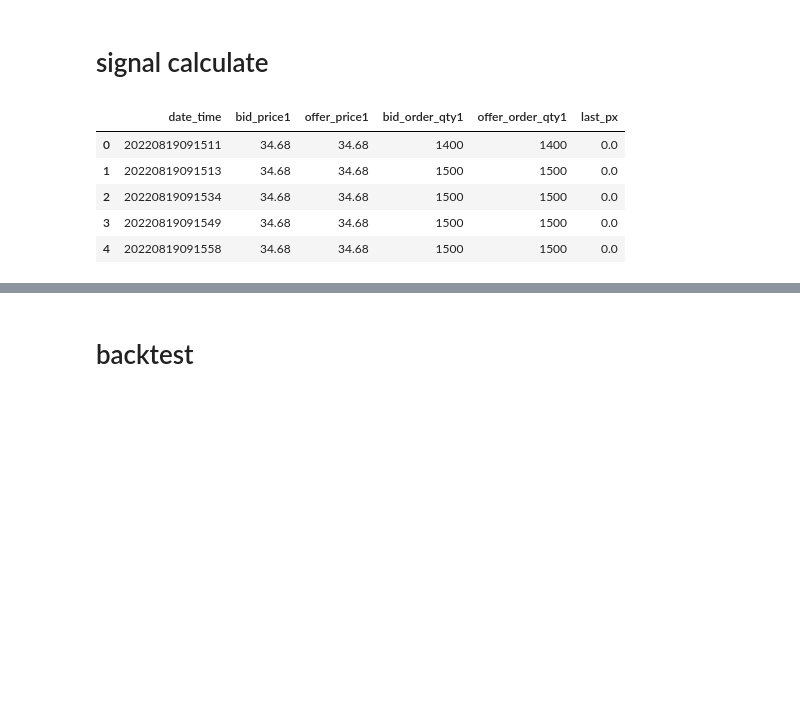
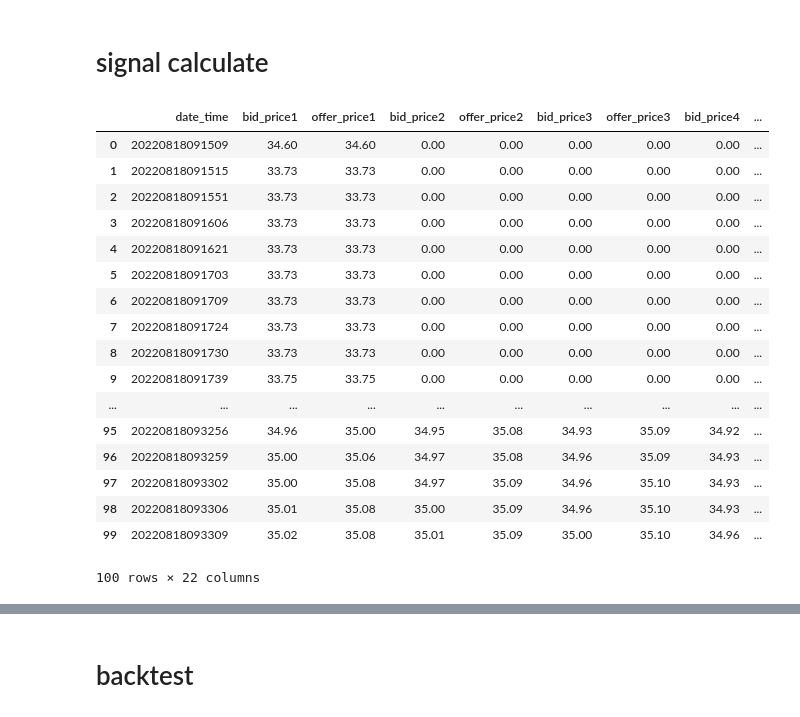
Before and after one commit to PXY11/trading-optimize, a Jupyter notebook: backtest.ipynb, the cells around one changed output, grey strips where cells are left out. Cells and saved outputs as stored; diff of their text form; code cells hidden in the pictures; blank space fills up the shorter version.

```diff
--- a/backtest.ipynb
+++ b/backtest.ipynb
@@ -3,7 +3,7 @@
 # %%
 import pandas as pd
 import os
-
+from datetime import datetime, timedelta, time
 stk_code = '603355'
 exchange = 'sh_exchange'
 folder_path = f'/Users/bokie/code/python/CMS/TWAP优化/trading-optimize/stock_data/{exchange}/{stk_code}'
@@ -17,17 +17,28 @@ for file in files_pkl:
     df_tmp = pd.read_pickle(tmp_path)
     tmp_key = file[7:15]
     stk_dic[tmp_key] = df_tmp
+
+# date = '20220602'
+# date = '20220701'
+# date = '20220801'
 # date = '20220812'
 # date = '20220815'
 # date = '20220816'
 # date = '20220817'
-date = '20220819'
-# date = '20220801'
+date = '20220818'
+# date = '20220826'
+# date = '20220819'
 
-date_formatted = date[:4] + '-' + date[4:6] + '-' + date[6:]
+# start_date = '20220819'
+# end_date = '20220819'
+start_date = date
+end_date = date
+start_date_formatted = start_date[:4] + '-' + start_date[4:6] + '-' + start_date[6:]
+end_date_formatted = end_date[:4] + '-' + end_date[4:6] + '-' + end_date[6:]
 # pd.set_option('display.max_rows', None)
-# stk_dic[date]['index_col'] = stk_dic[date]['date_time']
+# df_stk_orgin['index_col'] = df_stk_orgin['date_time']
 # row.set_index('index_col').iloc[:,113:114]
+df_stk_orgin = stk_dic[date]
 # %%
 date[:4] + '-' + date[4:6] + '-' + date[6:]
 # %% [output]
@@ -45,14 +78,37 @@ dict_keys(['20220812', '20220609', '20220621', '20220620', '20220608', '20220805
 # signal calculate
 # %%
 pd.set_option('display.max_rows', None)
-cols = ['date_time', 'bid_price1','offer_price1','bid_order_qty1','offer_order_qty1','last_px']
-stk_dic[date][cols].head()
+cols = ['date_time',
+'bid_price1','offer_price1',
+'bid_price2','offer_price2',
+'bid_price3','offer_price3',
+'bid_price4','offer_price4',
+'bid_price5','offer_price5',
+'bid_order_qty1','offer_order_qty1',
+'bid_order_qty2','offer_order_qty2',
+'bid_order_qty3','offer_order_qty3',
+'bid_order_qty4','offer_order_qty4',
+'bid_order_qty5','offer_order_qty5',
+'last_px']
+df_stk_orgin[cols].head(100)
 # %% [output]
-|  | date_time | bid_price1 | offer_price1 | bid_order_qty1 | offer_order_qty1 | last_px |
-| 0 | 20220819091511 | 34.68 | 34.68 | 1400 | 1400 | 0.0 |
-| 1 | 20220819091513 | 34.68 | 34.68 | 1500 | 1500 | 0.0 |
-| 2 | 20220819091534 | 34.68 | 34.68 | 1500 | 1500 | 0.0 |
-| 3 | 20220819091549 | 34.68 | 34.68 | 1500 | 1500 | 0.0 |
-| 4 | 20220819091558 | 34.68 | 34.68 | 1500 | 1500 | 0.0 |
+|  | date_time | bid_price1 | offer_price1 | bid_price2 | offer_price2 | bid_price3 | offer_price3 | bid_price4 | ... |
+| 0 | 20220818091509 | 34.60 | 34.60 | 0.00 | 0.00 | 0.00 | 0.00 | 0.00 | ... |
+| 1 | 20220818091515 | 33.73 | 33.73 | 0.00 | 0.00 | 0.00 | 0.00 | 0.00 | ... |
+| 2 | 20220818091551 | 33.73 | 33.73 | 0.00 | 0.00 | 0.00 | 0.00 | 0.00 | ... |
+| 3 | 20220818091606 | 33.73 | 33.73 | 0.00 | 0.00 | 0.00 | 0.00 | 0.00 | ... |
+| 4 | 20220818091621 | 33.73 | 33.73 | 0.00 | 0.00 | 0.00 | 0.00 | 0.00 | ... |
+| 5 | 20220818091703 | 33.73 | 33.73 | 0.00 | 0.00 | 0.00 | 0.00 | 0.00 | ... |
+| 6 | 20220818091709 | 33.73 | 33.73 | 0.00 | 0.00 | 0.00 | 0.00 | 0.00 | ... |
+| 7 | 20220818091724 | 33.73 | 33.73 | 0.00 | 0.00 | 0.00 | 0.00 | 0.00 | ... |
+| 8 | 20220818091730 | 33.73 | 33.73 | 0.00 | 0.00 | 0.00 | 0.00 | 0.00 | ... |
+| 9 | 20220818091739 | 33.75 | 33.75 | 0.00 | 0.00 | 0.00 | 0.00 | 0.00 | ... |
+| ... | ... | ... | ... | ... | ... | ... | ... | ... | ... |
+| 95 | 20220818093256 | 34.96 | 35.00 | 34.95 | 35.08 | 34.93 | 35.09 | 34.92 | ... |
+| 96 | 20220818093259 | 35.00 | 35.06 | 34.97 | 35.08 | 34.96 | 35.09 | 34.93 | ... |
+| 97 | 20220818093302 | 35.00 | 35.08 | 34.97 | 35.09 | 34.96 | 35.10 | 34.93 | ... |
+| 98 | 20220818093306 | 35.01 | 35.08 | 35.00 | 35.09 | 34.96 | 35.10 | 34.93 | ... |
+| 99 | 20220818093309 | 35.02 | 35.08 | 35.01 | 35.09 | 35.00 | 35.10 | 34.96 | ... |
+100 rows × 22 columns
 # %%
 import numpy as np
```
Also changed, not shown: parts of 37 cells of this notebook.
